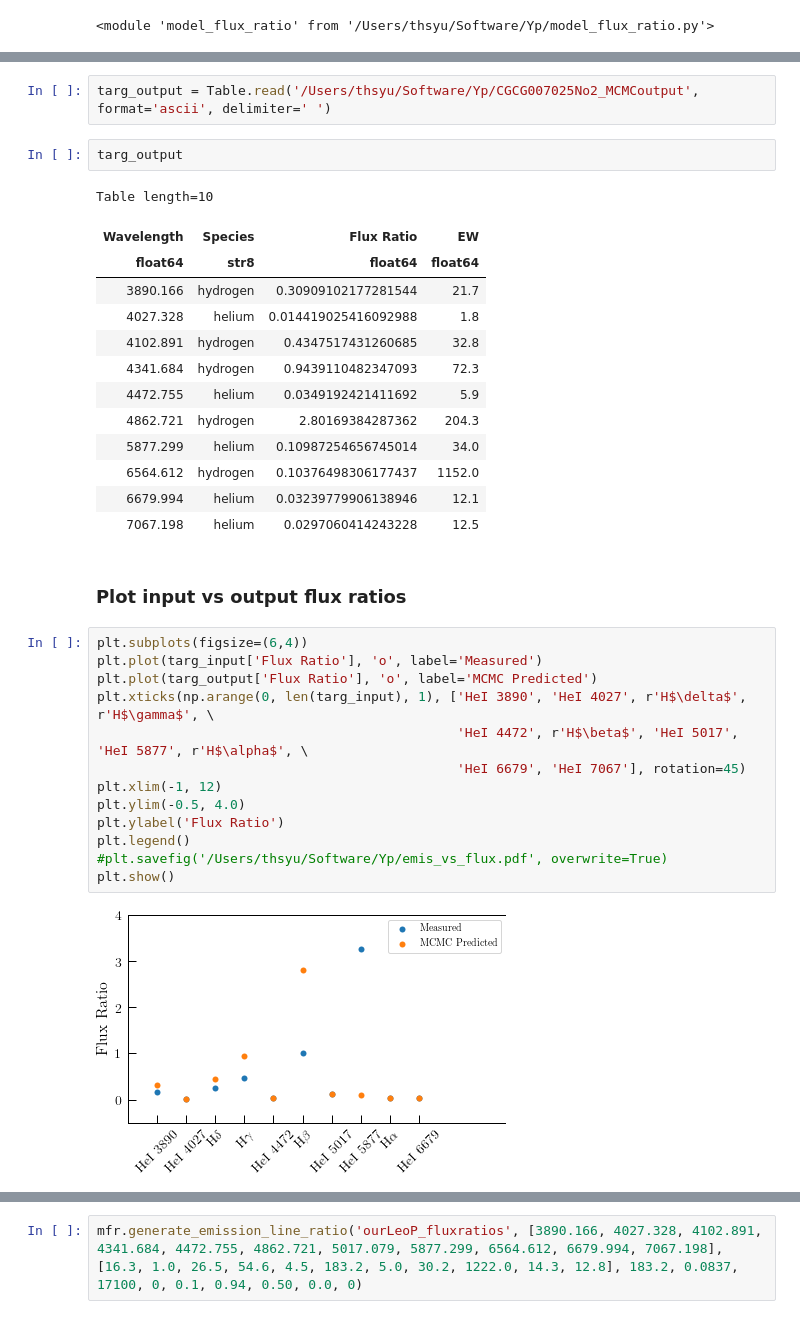
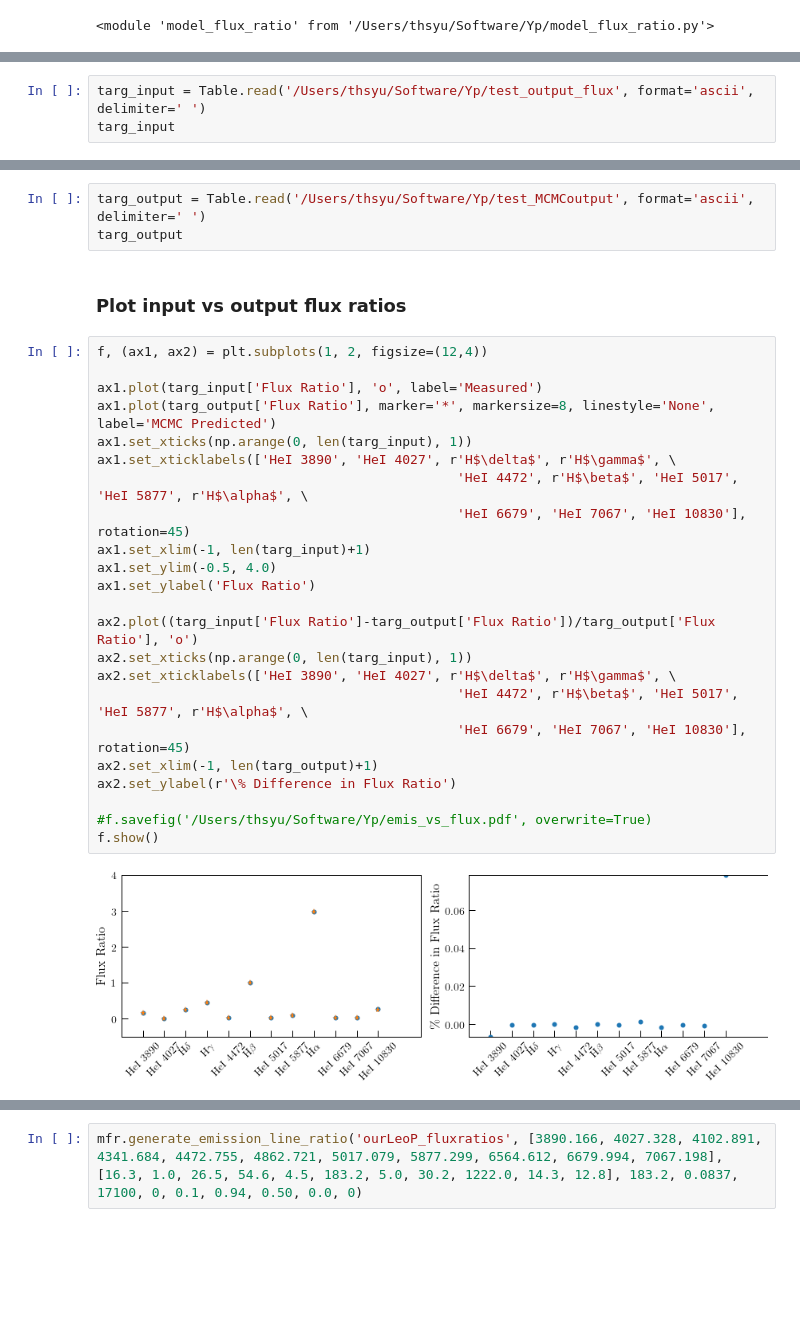
Before and after one commit to tiffanyhsyu/Yp, a Jupyter notebook: check_run_results.ipynb, the cells around one changed output, grey strips where cells are left out. Saved outputs shown, nothing was run; the diff lists cells and outputs as text; blank space fills up the shorter version.

Commit message:
new output flux with HeI10830; notebooks to check MCMC results

```diff
--- a/check_run_results.ipynb
+++ b/check_run_results.ipynb
@@ -144,0 +132,3 @@ importlib.reload(mfr)
+# %%
+targ_input = Table.read('/Users/thsyu/Software/Yp/test_output_flux', format='ascii', delimiter=' ')
+targ_input
@@ -149,35 +170,30 @@ mfr.generate_emission_line_ratio('CGCG007025No2_MCMCoutput', [3890.166, 4027.328
 # %%
-targ_output = Table.read('/Users/thsyu/Software/Yp/CGCG007025No2_MCMCoutput', format='ascii', delimiter=' ')
+targ_output = Table.read('/Users/thsyu/Software/Yp/test_MCMCoutput', format='ascii', delimiter=' ')
+targ_output
-# %%
-targ_output
-# %% [output]
-Table length=10
-| Wavelength | Species | Flux Ratio | EW |
-| float64 | str8 | float64 | float64 |
-| 3890.166 | hydrogen | 0.30909102177281544 | 21.7 |
-| 4027.328 | helium | 0.014419025416092988 | 1.8 |
-| 4102.891 | hydrogen | 0.4347517431260685 | 32.8 |
-| 4341.684 | hydrogen | 0.9439110482347093 | 72.3 |
-| 4472.755 | helium | 0.0349192421411692 | 5.9 |
-| 4862.721 | hydrogen | 2.80169384287362 | 204.3 |
-| 5877.299 | helium | 0.10987254656745014 | 34.0 |
-| 6564.612 | hydrogen | 0.10376498306177437 | 1152.0 |
-| 6679.994 | helium | 0.03239779906138946 | 12.1 |
-| 7067.198 | helium | 0.0297060414243228 | 12.5 |
 # %% [markdown]
 ### Plot input vs output flux ratios
 # %%
-plt.subplots(figsize=(6,4))
-plt.plot(targ_input['Flux Ratio'], 'o', label='Measured')
-plt.plot(targ_output['Flux Ratio'], 'o', label='MCMC Predicted')
-plt.xticks(np.arange(0, len(targ_input), 1), ['HeI 3890', 'HeI 4027', r'H$\delta$', r'H$\gamma$', \
+f, (ax1, ax2) = plt.subplots(1, 2, figsize=(12,4))
+
+ax1.plot(targ_input['Flux Ratio'], 'o', label='Measured')
+ax1.plot(targ_output['Flux Ratio'], marker='*', markersize=8, linestyle='None', label='MCMC Predicted')
+ax1.set_xticks(np.arange(0, len(targ_input), 1))
+ax1.set_xticklabels(['HeI 3890', 'HeI 4027', r'H$\delta$', r'H$\gamma$', \
                                               'HeI 4472', r'H$\beta$', 'HeI 5017', 'HeI 5877', r'H$\alpha$', \
-                                              'HeI 6679', 'HeI 7067'], rotation=45)
-plt.xlim(-1, 12)
-plt.ylim(-0.5, 4.0)
-plt.ylabel('Flux Ratio')
-plt.legend()
-#plt.savefig('/Users/thsyu/Software/Yp/emis_vs_flux.pdf', overwrite=True)
-plt.show()
+                                              'HeI 6679', 'HeI 7067', 'HeI 10830'], rotation=45)
+ax1.set_xlim(-1, len(targ_input)+1)
+ax1.set_ylim(-0.5, 4.0)
+ax1.set_ylabel('Flux Ratio')
+
+ax2.plot((targ_input['Flux Ratio']-targ_output['Flux Ratio'])/targ_output['Flux Ratio'], 'o')
+ax2.set_xticks(np.arange(0, len(targ_input), 1))
+ax2.set_xticklabels(['HeI 3890', 'HeI 4027', r'H$\delta$', r'H$\gamma$', \
+                                              'HeI 4472', r'H$\beta$', 'HeI 5017', 'HeI 5877', r'H$\alpha$', \
+                                              'HeI 6679', 'HeI 7067', 'HeI 10830'], rotation=45)
+ax2.set_xlim(-1, len(targ_output)+1)
+ax2.set_ylabel(r'\% Difference in Flux Ratio')
+
+#f.savefig('/Users/thsyu/Software/Yp/emis_vs_flux.pdf', overwrite=True)
+f.show()
 # %% [output]
-[figure, old version]
+[figure, new version]
```
Also changed, not shown: parts of 25 cells of this notebook, 2 other files.
